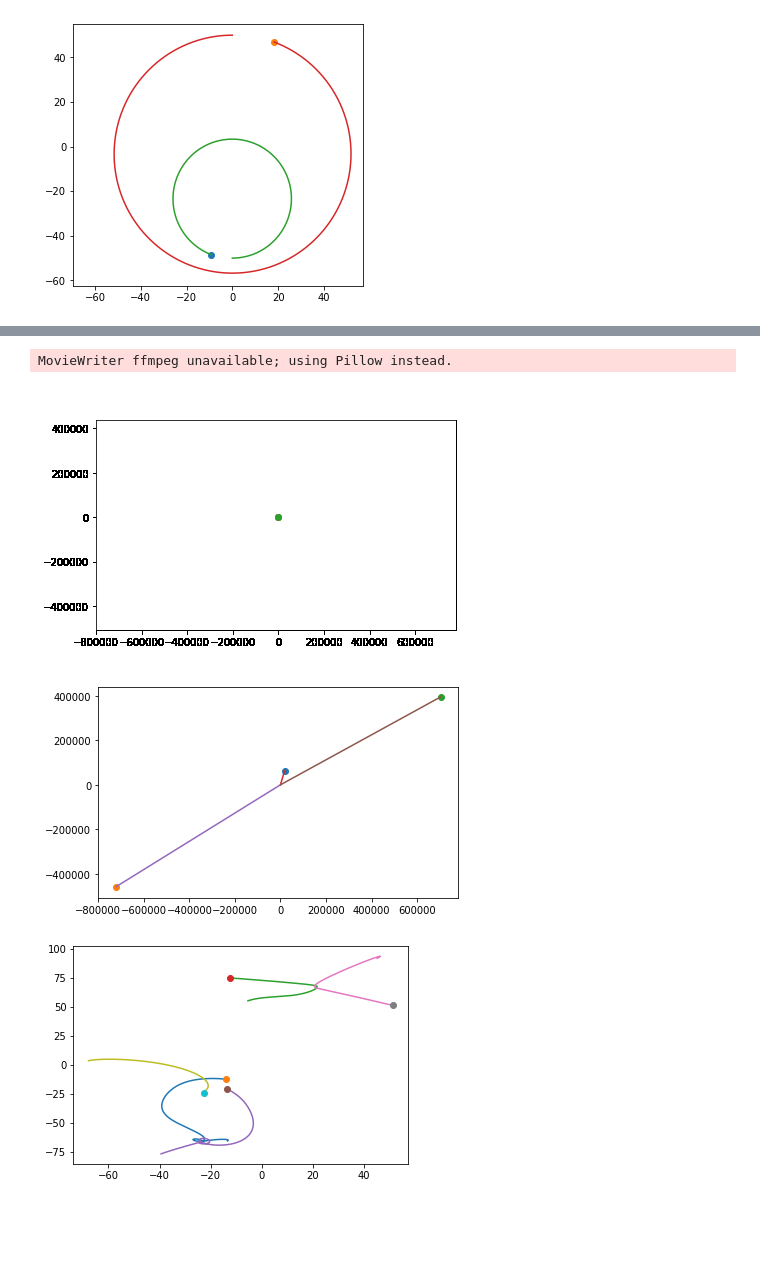
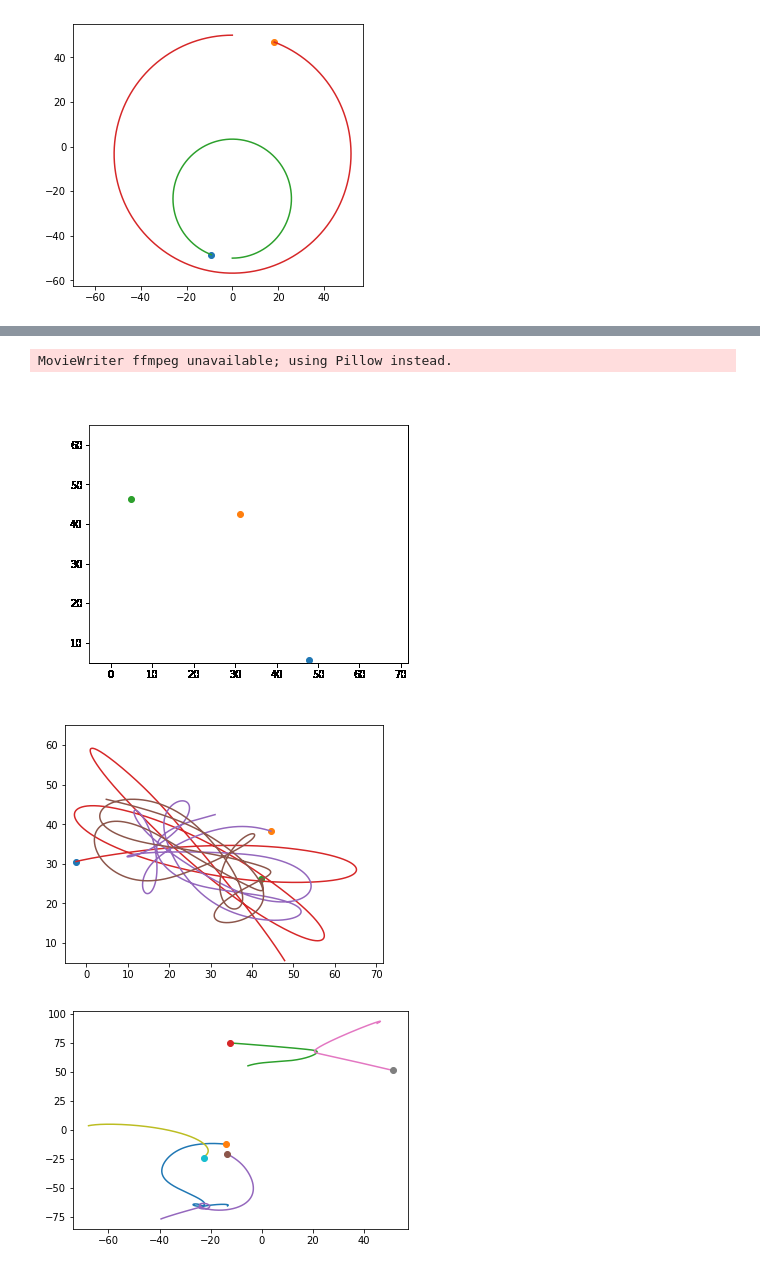
Before and after one commit to gksthdals/Three-Body-Problem, a Jupyter notebook: Three-Body-Problem.ipynb, the cells around one changed output, grey strips where cells are left out. Drawn from its saved outputs; the diff is of its cells as text; code cells hidden in the pictures; blank space fills up the shorter version.

```diff
--- a/Three-Body-Problem.ipynb
+++ b/Three-Body-Problem.ipynb
@@ -30,11 +30,11 @@ class N_Body_System():
         self.time_unit = 0.001
 
         self.n = n
-        self.n_mass = n_mass if n_mass.shape[0] != 0 else np.ones(n) * 10**20
+        self.n_mass = n_mass if n_mass.shape[0] != 0 else np.ones(n) * 10**15
         self.init_rx = init_rx if init_rx.shape[0] else np.random.default_rng().uniform(init_r_min, init_r_max, n)
         self.init_ry = init_ry if init_ry.shape[0] else np.random.default_rng().uniform(init_r_min, init_r_max, n)
-        self.init_vx = init_vx if init_vx.shape[0] else np.random.default_rng().uniform(0, init_v_max, n)
-        self.init_vy = init_vy if init_vy.shape[0] else np.random.default_rng().uniform(0, init_v_max, n)
+        self.init_vx = init_vx if init_vx.shape[0] else np.random.default_rng().uniform(-init_v_max, init_v_max, n)
+        self.init_vy = init_vy if init_vy.shape[0] else np.random.default_rng().uniform(-init_v_max, init_v_max, n)
 
         self.xrange = [max(self.init_rx), min(self.init_rx)]
         self.yrange = [max(self.init_ry), min(self.init_ry)]
@@ -44,6 +44,8 @@ class N_Body_System():
 
         self.particles = [None for _ in range(self.n)]
         self.trajectories = [None for _ in range(self.n)]
+
+        self.shortest_dist = 25
 
     def play(self, num_steps=2000):
         self.rx_history = np.array([self.init_rx])
@@ -68,6 +70,8 @@ class N_Body_System():
                     dist = ((curr_rx[i] - curr_rx[j]) ** 2 + (curr_ry[i] - curr_ry[j]) ** 2) ** 0.5
                     if dist == 0:
                         continue
+
+                    dist = max(dist, self.shortest_dist)
 
                     curr_ax[i] += -self.G * self.n_mass[j] * (curr_rx[i] - curr_rx[j]) / dist ** 3
                     curr_ay[i] += -self.G * self.n_mass[j] * (curr_ry[i] - curr_ry[j]) / dist ** 3
@@ -252,13 +251,13 @@ n_body_system.plot()
 # %%
-n_body_system = N_Body_System(3, init_v_max=0)
+n_body_system = N_Body_System(3)
 
 n_body_system.play(10000)
 
 n_body_system.animate()
 # %% [output]
 MovieWriter ffmpeg unavailable; using Pillow instead.
-[figure, old version]
+[figure, new version]
-[figure, old version]
+[figure, new version]
 # %%
 n_body_system = N_Body_System(5)
 
```
Also changed, not shown: parts of 2 cells of this notebook, 1 other file.
